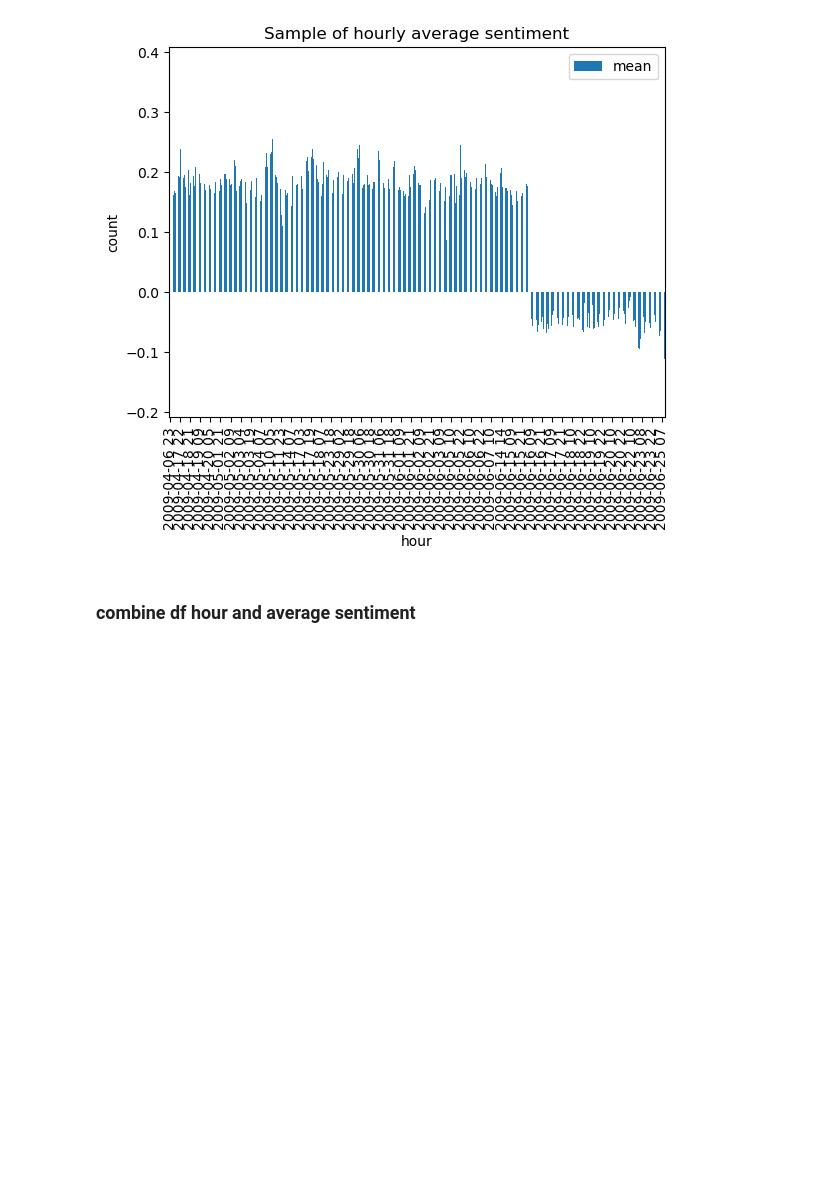
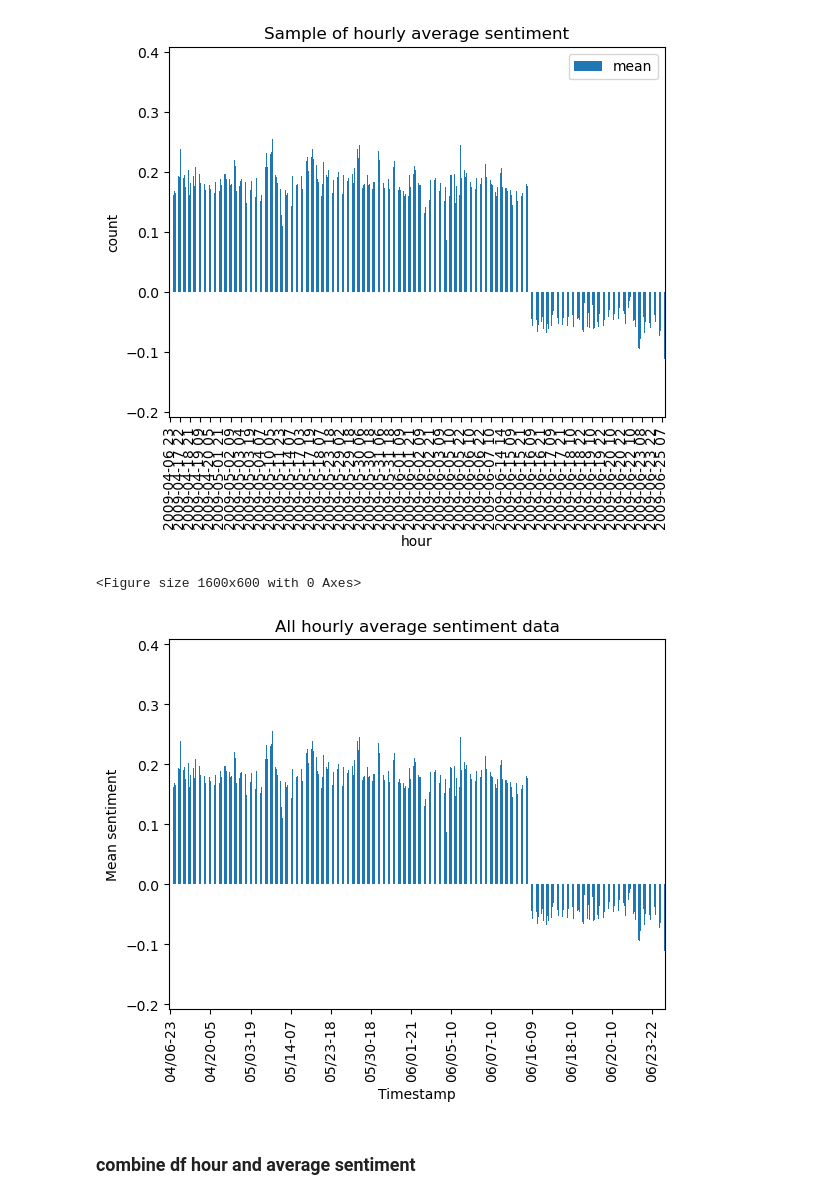
Before and after one commit to milooranm/ForecastingSentiment, a Jupyter notebook: NLP.ipynb, the cells around one changed output. Cells and saved outputs as stored; diff of their text form; code cells hidden in the pictures; blank space fills up the shorter version.

```diff
--- a/NLP.ipynb
+++ b/NLP.ipynb
@@ -425,6 +425,21 @@ plt.title('Sample of hourly average sentiment')
 plt.show()
 # %% [output]
 [figure]
+# %%
+plt.figure(figsize=(16, 6))
+hourly_sent.plot('HOUR', 'mean',kind = 'bar')
+x_ticks = range(1, len(hourly_sent), 48)
+x_labels = [timestamp.strftime('%m/%d-%H') for timestamp in hourly_sent['HOUR'].iloc[x_ticks]]
+plt.xticks(x_ticks, x_labels)
+plt.legend().set_visible(False)
+plt.xlabel('Timestamp')
+plt.ylabel('Mean sentiment')
+plt.title('All hourly average sentiment data')
+plt.savefig('no space added.png', dpi=300, bbox_inches='tight')
+plt.show()
+# %% [output]
+<Figure size 1600x600 with 0 Axes>
+[figure, added]
 # %% [markdown]
 ### combine df hour and average sentiment
 # %%
```
Also changed, not shown: parts of 2 cells of this notebook, 3 other files.
